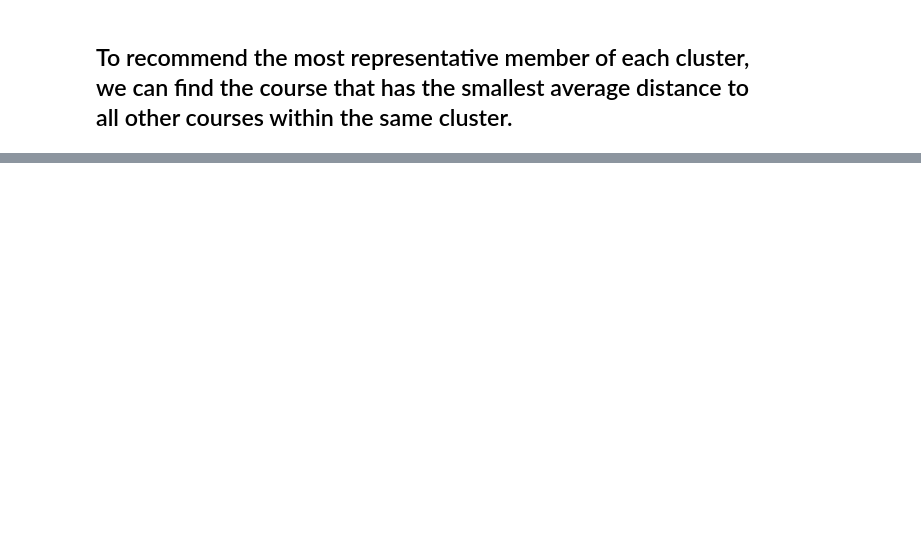
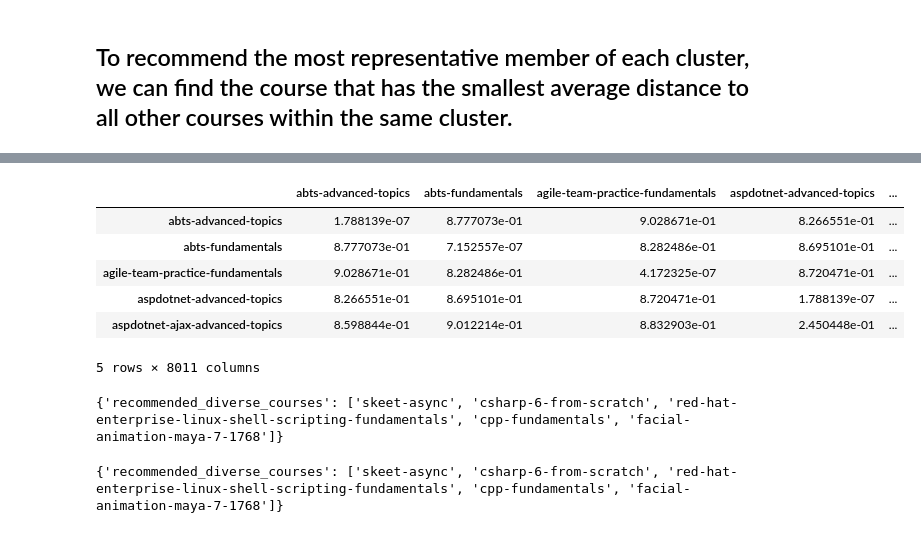
Before and after one commit to LBohry/RecommendationSystem, a Jupyter notebook: content_min.ipynb, the cells around one changed output, grey strips where cells are left out. Drawn from its saved outputs; the diff is of its cells as text; code cells hidden in the pictures; blank space fills up the shorter version.

```diff
--- a/content_min.ipynb
+++ b/content_min.ipynb
@@ -299,0 +335,7 @@ diverse_recommendations_dbscan = preprocessed_df.groupby('dbscan_clusters').appl
+# %%
+import pandas as pd
+
+courses_data = pd.read_pickle('preprocessed_df_withclusters.pkl')
+file_name = 'courses_similarity_df.pkl'
+similarity_df = pd.read_pickle(file_name)
+distance_matrix = 1 - similarity_df
@@ -299,0 +384,10 @@ diverse_recommendations_dbscan = preprocessed_df.groupby('dbscan_clusters').appl
+# %%
+distance_matrix.head()
+# %% [output]
+|  | abts-advanced-topics | abts-fundamentals | agile-team-practice-fundamentals | aspdotnet-advanced-topics | ... |
+| abts-advanced-topics | 1.788139e-07 | 8.777073e-01 | 9.028671e-01 | 8.266551e-01 | ... |
+| abts-fundamentals | 8.777073e-01 | 7.152557e-07 | 8.282486e-01 | 8.695101e-01 | ... |
+| agile-team-practice-fundamentals | 9.028671e-01 | 8.282486e-01 | 4.172325e-07 | 8.720471e-01 | ... |
+| aspdotnet-advanced-topics | 8.266551e-01 | 8.695101e-01 | 8.720471e-01 | 1.788139e-07 | ... |
+| aspdotnet-ajax-advanced-topics | 8.598844e-01 | 9.012214e-01 | 8.832903e-01 | 2.450448e-01 | ... |
+5 rows × 8011 columns
@@ -299,0 +407,11 @@ diverse_recommendations_dbscan = preprocessed_df.groupby('dbscan_clusters').appl
+# %%
+print(course_dict)
+# %% [output]
+{'recommended_diverse_courses': ['skeet-async', 'csharp-6-from-scratch', 'red-hat-enterprise-linux-shell-scripting-fundamentals', 'cpp-fundamentals', 'facial-animation-maya-7-1768']}
+# %%
+with open("diverse_default_recommendations_dict_spectral.pkl", "rb") as f:
+    loaded_course_dict = pickle.load(f)
+
+print(loaded_course_dict)
+# %% [output]
+{'recommended_diverse_courses': ['skeet-async', 'csharp-6-from-scratch', 'red-hat-enterprise-linux-shell-scripting-fundamentals', 'cpp-fundamentals', 'facial-animation-maya-7-1768']}
```
Also changed, not shown: parts of 12 cells of this notebook, 1 other file.
